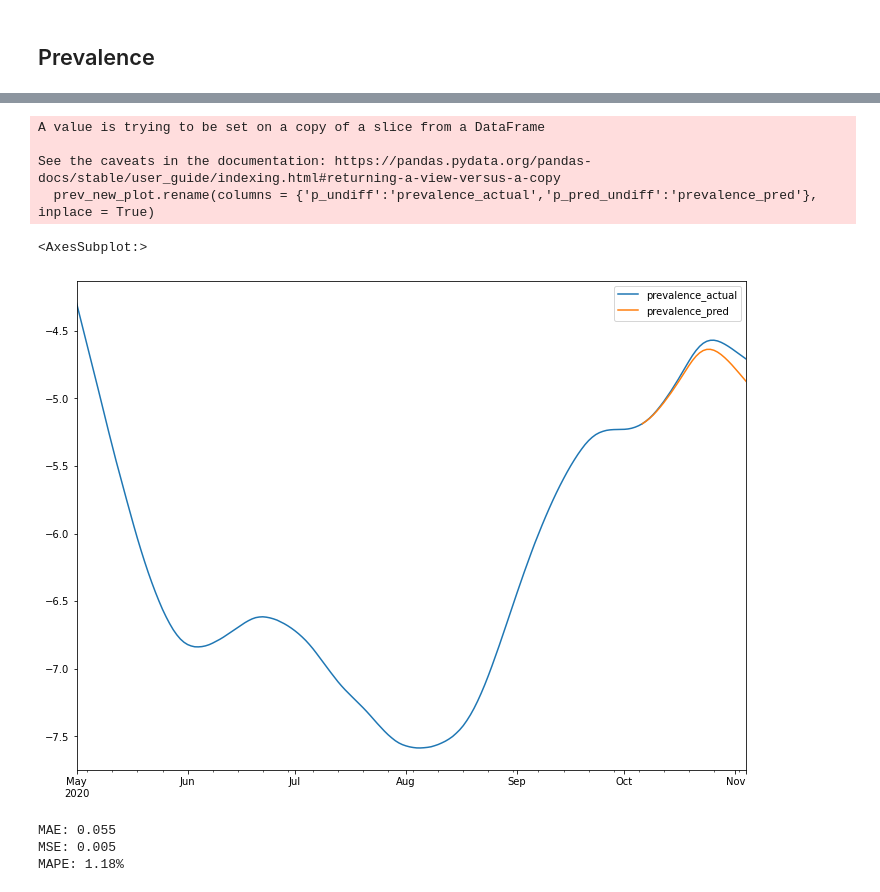
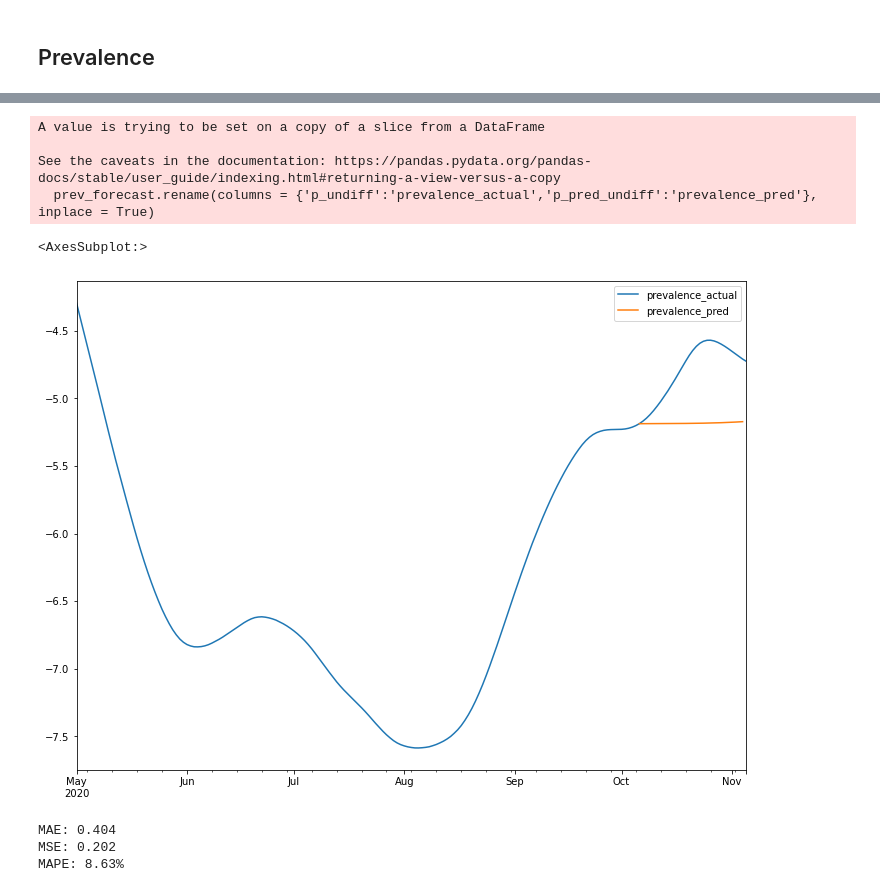
Before and after one commit to EllieBloom/Masters_Project, a Jupyter notebook: VARIMA_python/1_Exploring_VAR.ipynb, the cells around one changed output, grey strips where cells are left out. Cells and saved outputs as stored; diff of their text form; code cells hidden in the pictures.

```diff
--- a/VARIMA_python/1_Exploring_VAR.ipynb
+++ b/VARIMA_python/1_Exploring_VAR.ipynb
@@ -750,6 +865,7 @@ prev_new = prev_new.loc[start_date:forecast_end_date]
 # %%
 # Cumulative sum three times as differenced three times
-prev_new['undiff1_cum_sum'] = prev_new['p_pred'].cumsum()
-prev_new['undiff2_cum_sum'] = prev_new['undiff1_cum_sum'].cumsum()
-prev_new['undiff3_cum_sum'] = prev_new['undiff2_cum_sum'].cumsum()
-prev_new['p_pred_undiff']=prev_new['p_undiff']-prev_new['undiff3_cum_sum']
+prev_forecast['undiff1_cum_sum'] = prev_forecast['p_pred'].cumsum()
+prev_forecast['undiff2_cum_sum'] = prev_forecast['undiff1_cum_sum'].cumsum()
+prev_forecast['undiff3_cum_sum'] = prev_forecast['undiff2_cum_sum'].cumsum()
+
+#prev_forecast['p_pred_undiff']=prev_forecast['p_undiff']-prev_forecast['undiff3_cum_sum']
@@ -755,0 +888,3 @@ prev_new['p_pred_undiff']=prev_new['p_undiff']-prev_new['undiff3_cum_sum']
+# %%
+prev_forecast['p_pred_undiff']=np.nan
+prev_forecast
@@ -755,0 +910,4 @@ prev_new['p_pred_undiff']=prev_new['p_undiff']-prev_new['undiff3_cum_sum']
+# %%
+
+prev_forecast['p_pred_undiff'].loc[end_date] = prev_forecast['p_undiff'].loc[end_date]+prev_forecast['undiff3_cum_sum'].loc[end_date+relativedelta(days=1)]
+prev_forecast.tail(31)
@@ -755,0 +936,11 @@ prev_new['p_pred_undiff']=prev_new['p_undiff']-prev_new['undiff3_cum_sum']
+# %%
+print(prev_forecast['p_pred_undiff'].loc[end_date])
+print(prev_forecast['p_pred_undiff'].loc[end_date+relativedelta(days=1)])
+
+prev_forecast['undiff3_cum_sum'].loc[end_date+relativedelta(days=1)]
+
+for i in range(1,forecast_steps,1):
+    prev_forecast['p_pred_undiff'].loc[end_date+relativedelta(days=i)]=prev_forecast['p_pred_undiff'].loc[end_date]+prev_forecast['undiff3_cum_sum'].loc[end_date+relativedelta(days=i+1)]
+
+
+prev_forecast.tail(31)
@@ -756,28 +971,28 @@ prev_new['p_pred_undiff']=prev_new['p_undiff']-prev_new['undiff3_cum_sum']
 # %%
-prev_new_plot = prev_new[['p_undiff','p_pred_undiff']]
-prev_new_plot.rename(columns = {'p_undiff':'prevalence_actual','p_pred_undiff':'prevalence_pred'}, inplace = True)
-prev_new_plot.plot()
+prev_forecast = prev_forecast[['p_undiff','p_pred_undiff']]
+prev_forecast.rename(columns = {'p_undiff':'prevalence_actual','p_pred_undiff':'prevalence_pred'}, inplace = True)
+prev_forecast.plot()
 # %% [output]
 A value is trying to be set on a copy of a slice from a DataFrame
 
 See the caveats in the documentation: https://pandas.pydata.org/pandas-docs/stable/user_guide/indexing.html#returning-a-view-versus-a-copy
-  prev_new_plot.rename(columns = {'p_undiff':'prevalence_actual','p_pred_undiff':'prevalence_pred'}, inplace = True)
+  prev_forecast.rename(columns = {'p_undiff':'prevalence_actual','p_pred_undiff':'prevalence_pred'}, inplace = True)
 <AxesSubplot:>
-[figure, old version]
+[figure, new version]
 # %%
 # Metrics
 
-true_prev = prev_new_plot['prevalence_actual'].loc[forecast_start_date:forecast_end_date]
-pred_prev = prev_new_plot['prevalence_pred'].loc[forecast_start_date:forecast_end_date]
+true_prev = prev_forecast['prevalence_actual'].loc[forecast_start_date:forecast_end_date+relativedelta(days=-1)]
+pred_prev = prev_forecast['prevalence_pred'].loc[forecast_start_date:forecast_end_date+relativedelta(days=-1)]
 
-MAE_mob = metrics.mean_absolute_error(true_prev, pred_prev)
-MSE_mob = metrics.mean_squared_error(true_prev, pred_prev)
-MAPE_mob = metrics.mean_absolute_percentage_error(true_prev, pred_prev)
+MAE_prev = metrics.mean_absolute_error(true_prev, pred_prev)
+MSE_prev = metrics.mean_squared_error(true_prev, pred_prev)
+MAPE_prev = metrics.mean_absolute_percentage_error(true_prev, pred_prev)
 
-print(f"MAE: {np.round(MAE_mob,3)}")
-print(f"MSE: {np.round(MSE_mob,3)}")
-print(f"MAPE: {np.round(MAPE_mob,4)*100}%")
+print(f"MAE: {np.round(MAE_prev,3)}")
+print(f"MSE: {np.round(MSE_prev,3)}")
+print(f"MAPE: {np.round(MAPE_prev,4)*100}%")
 # %% [output]
-MAE: 0.055
-MSE: 0.005
-MAPE: 1.18%
+MAE: 0.404
+MSE: 0.202
+MAPE: 8.63%
```
Also changed, not shown: parts of 47 cells of this notebook.
